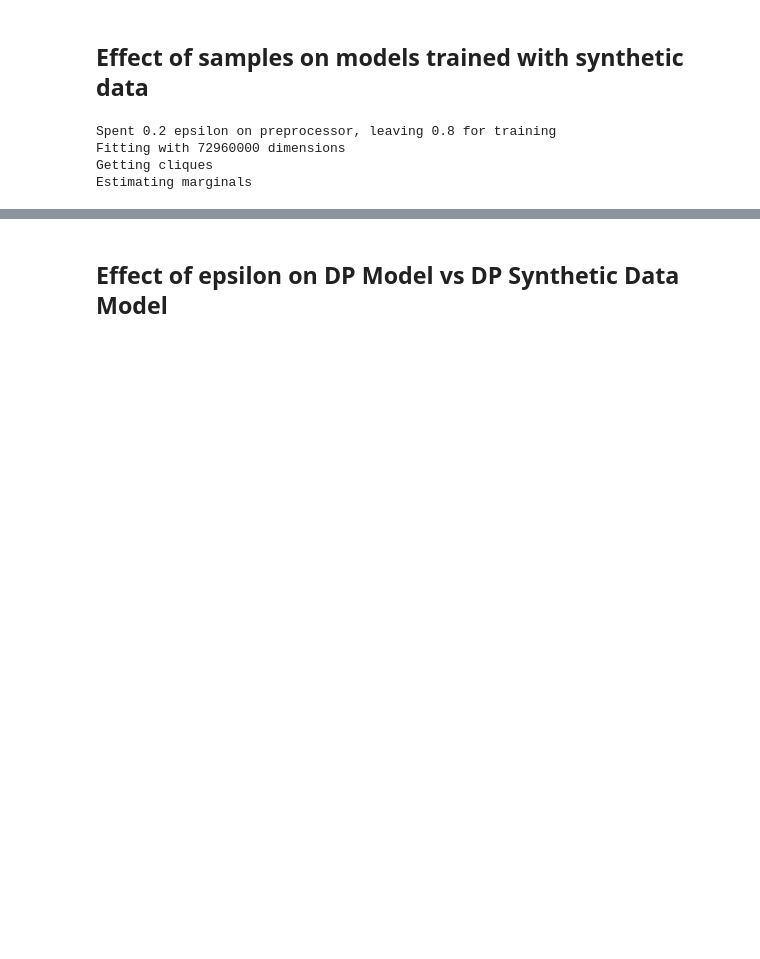
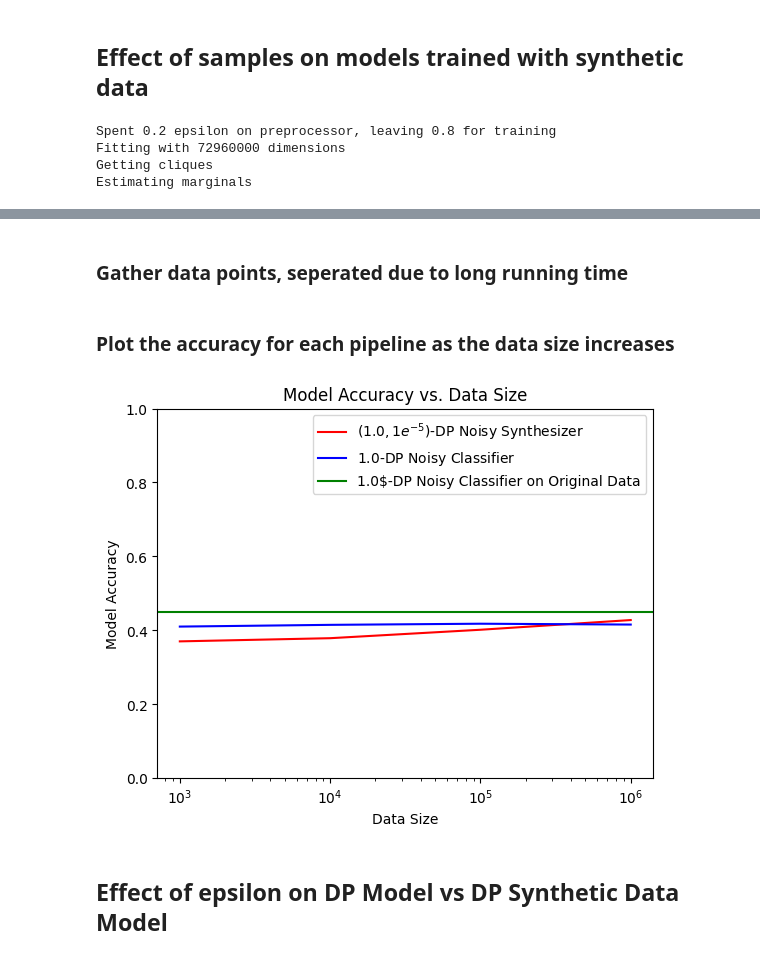
Before and after one commit to levipare/cs3110-final-project, a Jupyter notebook: project.ipynb, the cells around one changed output, grey strips where cells are left out. Drawn from its saved outputs; the diff is of its cells as text; code cells hidden in the pictures; blank space fills up the shorter version.

Commit message:
Added accuracy / sample comparison

```diff
--- a/project.ipynb
+++ b/project.ipynb
@@ -67,8 +67,11 @@ Fitting with 72960000 dimensions
 Getting cliques
 Estimating marginals
 # %%
-samples = [10**n for n in range(3, 7)]
+# TODO: REPLACED BY CELLS BELOW
+"""
+samples = [10**n for n in range(3, 8)]
 accuracies = []
 for n in samples:
     accuracies.append(dp_synth_dtree(synth_one, n))
+"""
 # %%
@@ -87,0 +97,12 @@ plt.show()
+# %%
+# Create Synthesizer
+synth = Synthesizer.create("mst", epsilon=1.0, delta=1e-5, verbose=True)
+synth.fit(maternal_health[['Age', 'SystolicBP', 'DiastolicBP', 'BS', 'BodyTemp', 'HeartRate', 'RiskLevel']], preprocessor_eps=1.0/5) # allocate 1/5 of epsilon to the preprocesser
+
+# Unbounded Synthesizer
+# Create Synthesizer with unbounded epsilon and delta = 1e-5
+massive_epsilon = 1000
+big_synth = Synthesizer.create("mst", epsilon=massive_epsilon, delta=1e-5, verbose=True)
+big_synth.fit(maternal_health[['Age', 'SystolicBP', 'DiastolicBP', 'BS', 'BodyTemp', 'HeartRate', 'RiskLevel']], preprocessor_eps=massive_epsilon/3) # allocate 1/3 of epsilon to the preprocesser
+# %% [markdown]
+### Gather data points, seperated due to long running time
@@ -88,3 +149,20 @@ plt.show()
+# %% [markdown]
+### Plot the accuracy for each pipeline as the data size increases
+# %%
+# Plot
+plt.title("Model Accuracy vs. Data Size")
+plt.xscale("log")
+plt.xlabel("Data Size")
+plt.ylabel("Model Accuracy")
+plt.ylim(0, 1.0)
+
+plt.plot(sample_range, noisy_synth_accuracies, color='r') # plot accuracy of dp synth
+plt.plot(sample_range, noisy_tree_accuracies, color='b') # plot accuracy of dp tree
+plt.axhline(dp_dtree(1.0), color='g') # plot base accuracy of model
+plt.legend([r'($1.0, 1e^{-5}$)-DP Noisy Synthesizer', r'$1.0$-DP Noisy Classifier', r'1.0$-DP Noisy Classifier on Original Data'])
+plt.show()
+# %% [output]
+[figure, added]
 # %% [markdown]
 ## Effect of epsilon on DP Model vs DP Synthetic Data Model
 # %%
```
Also changed, not shown: parts of 5 cells of this notebook.
